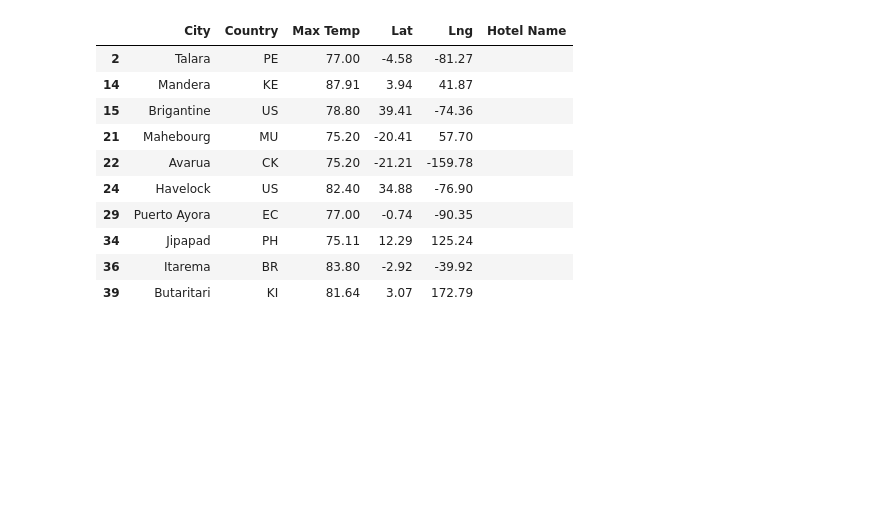
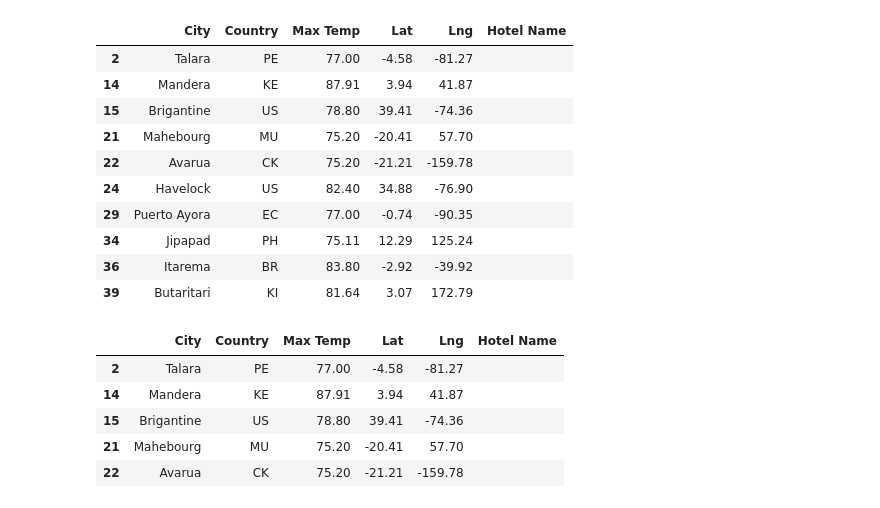
Before and after one commit to sjhennessy/World_Weather_Analysis, a Jupyter notebook: VacationPy.ipynb, the cells around one changed output. Saved outputs shown, nothing was run; the diff lists cells and outputs as text; code cells hidden in the pictures; blank space fills up the shorter version.

```diff
--- a/VacationPy.ipynb
+++ b/VacationPy.ipynb
@@ -148,3 +183,12 @@ params = {
     "type": "lodging",
     "key": g_key
 }
+# %%
+hotel_df.head()
+# %% [output]
+|  | City | Country | Max Temp | Lat | Lng | Hotel Name |
+| 2 | Talara | PE | 77.00 | -4.58 | -81.27 |  |
+| 14 | Mandera | KE | 87.91 | 3.94 | 41.87 |  |
+| 15 | Brigantine | US | 78.80 | 39.41 | -74.36 |  |
+| 21 | Mahebourg | MU | 75.20 | -20.41 | 57.70 |  |
+| 22 | Avarua | CK | 75.20 | -21.21 | -159.78 |  |
```
Also changed, not shown: parts of 6 cells of this notebook.
